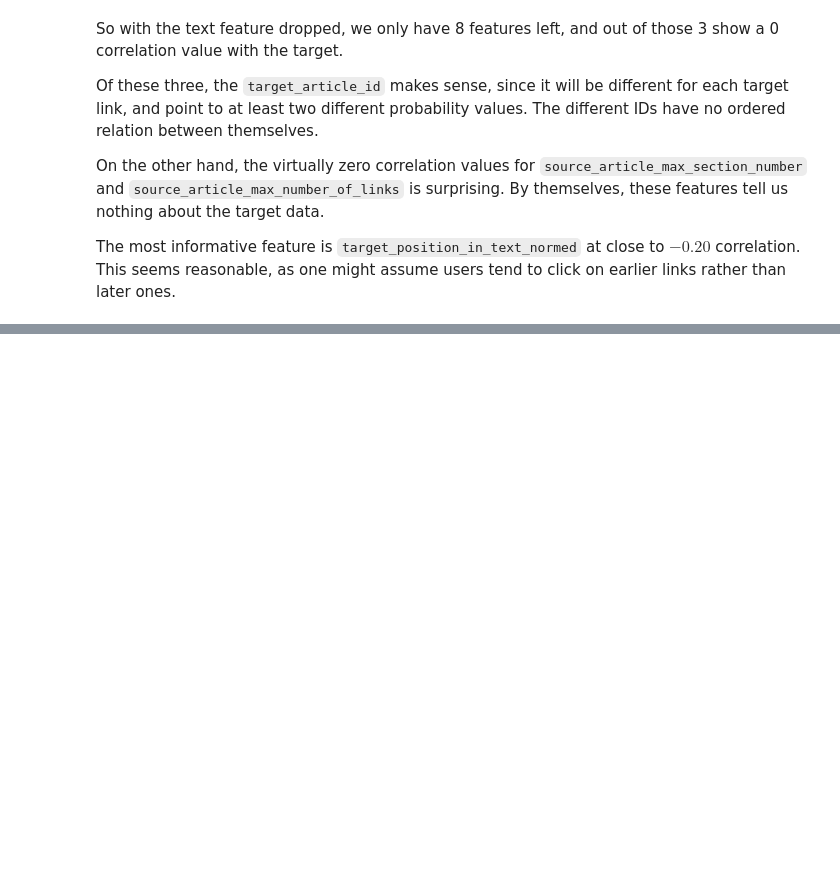
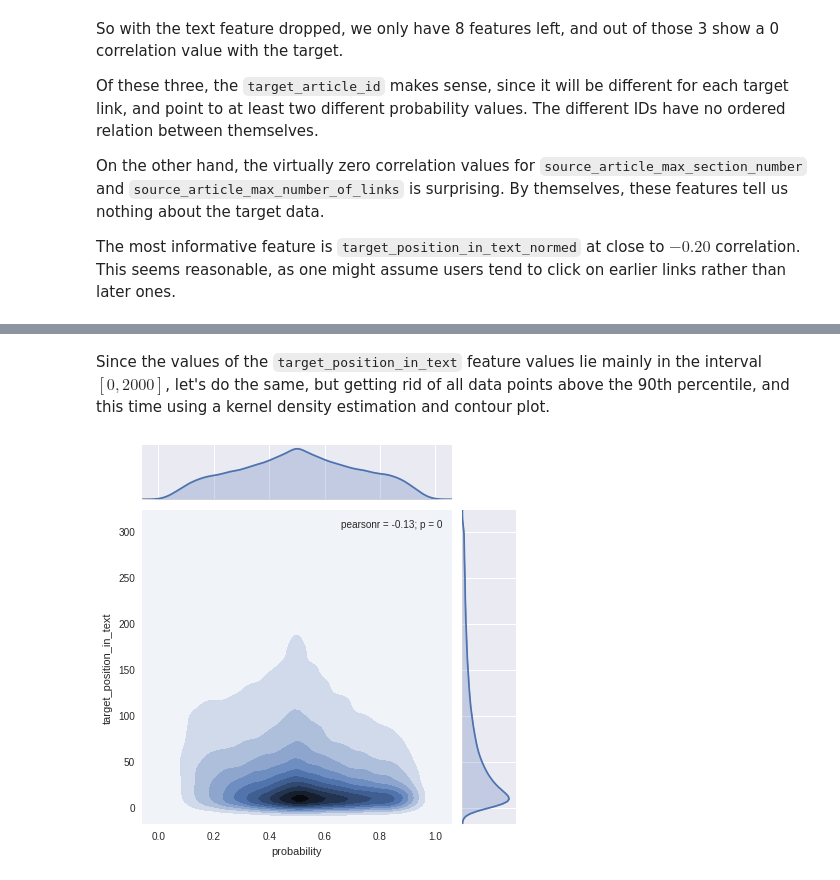
Before and after one commit to semplea/wiki-linkprob, a Jupyter notebook: Wikipedia pages.ipynb, the cells around one changed output, grey strips where cells are left out. Saved outputs shown, nothing was run; the diff lists cells and outputs as text; code cells hidden in the pictures; blank space fills up the shorter version.

```diff
--- a/Wikipedia pages.ipynb
+++ b/Wikipedia pages.ipynb
@@ -55,0 +96,7 @@ The most informative feature is `target_position_in_text_normed` at close to $-0
+# %% [markdown]
+Since the values of the `target_position_in_text` feature values lie mainly in the interval $[0,2000]$, let's do the same, but getting rid of all data points above the 90th percentile, and this time using a kernel density estimation and contour plot.
+# %%
+data_filt = data[data.target_position_in_text < data.target_position_in_text.quantile(.9)]
+sns.jointplot(x='probability', y='target_position_in_text', data=data_filt, kind='kde');
+# %% [output]
+[figure, added]
```
Also changed, not shown: parts of 43 cells of this notebook.
